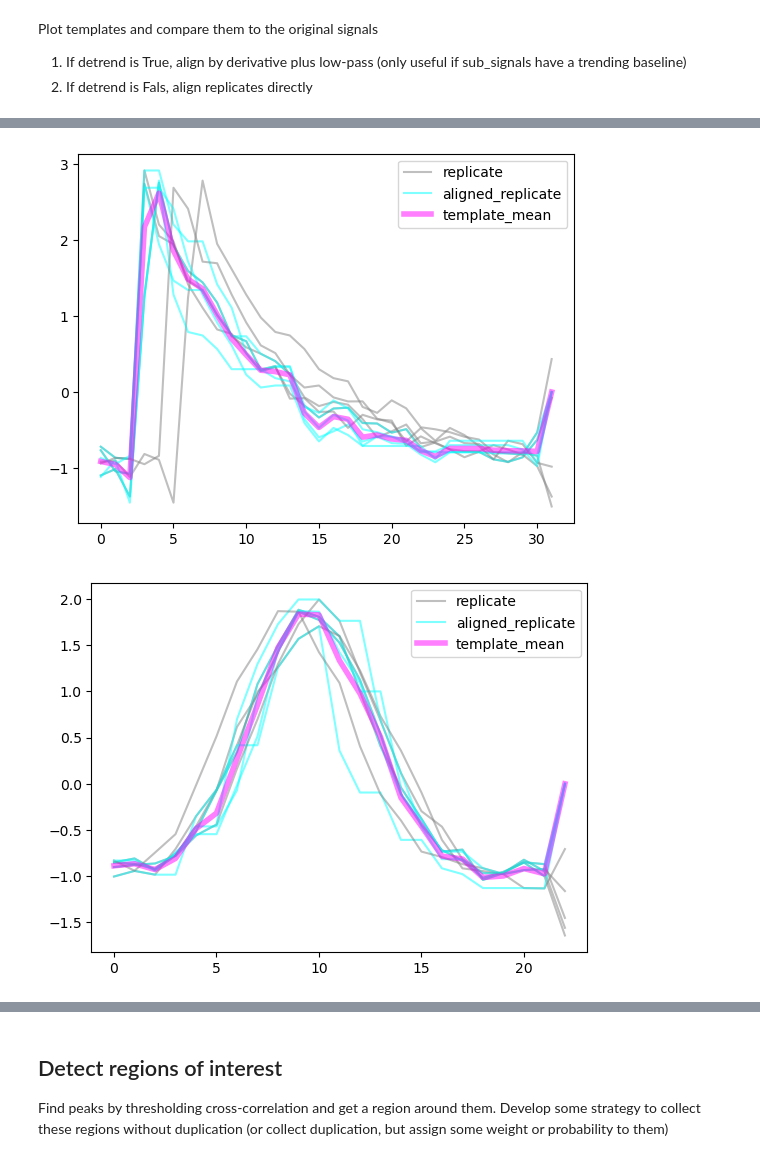
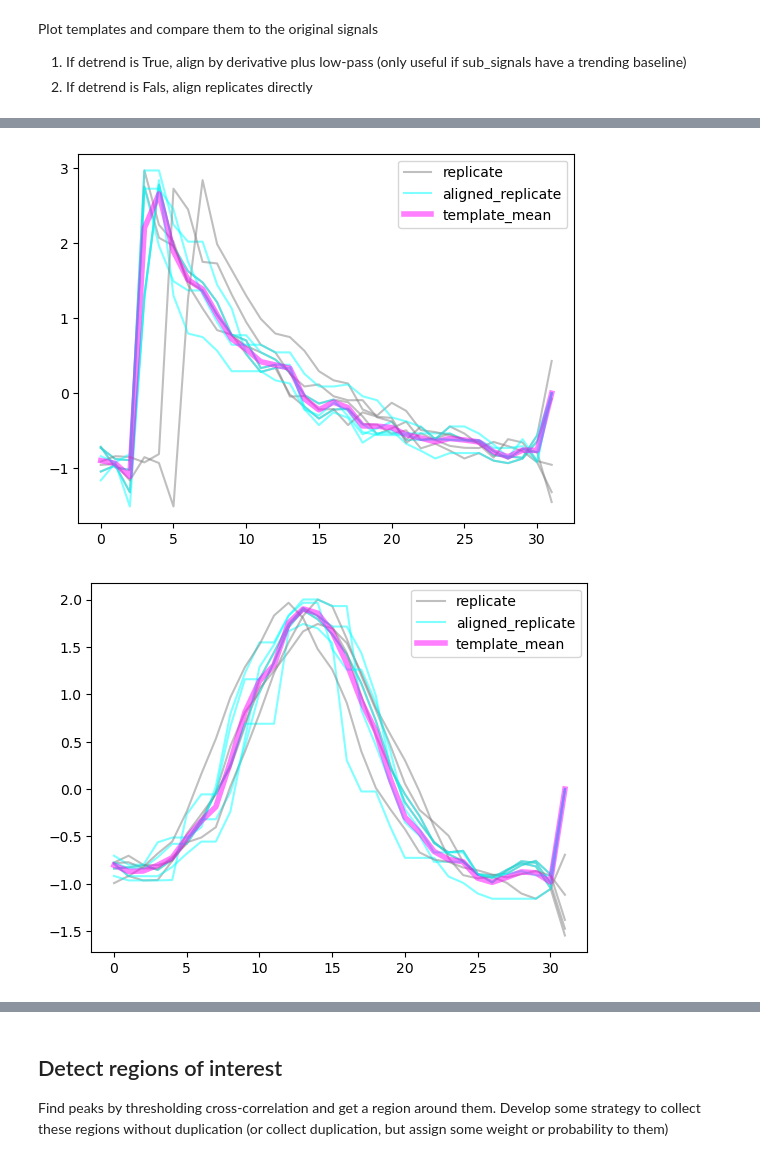
Before and after one commit to zoccoler/napari-signal-classifier, a Jupyter notebook: notebooks/WIP_sub_signal_classification_step_by_step.ipynb, the cells around one changed output, grey strips where cells are left out. Saved outputs shown, nothing was run; the diff lists cells and outputs as text; code cells hidden in the pictures.

```diff
--- a/notebooks/WIP_sub_signal_classification_step_by_step.ipynb
+++ b/notebooks/WIP_sub_signal_classification_step_by_step.ipynb
@@ -432,6 +524,6 @@ sub_signal_collection = extract_sub_signals_by_annotations_from_arrays(data, ann
 # %%
-sub_signal_collection = extract_sub_signals_by_annotations(table_training, 'mean_intensity', 'label', 'Annotations', 'frame')
-sub_signal_collection
+sub_signal_collection_train = extract_sub_signals_by_annotations(table_training, 'mean_intensity', 'label', 'Annotations', 'frame')
+sub_signal_collection_train
 # %% [output]
 <SubSignalCollection signal categories=[1, 2, 3], number of signals=17>
 # %% [markdown]
@@ -464,0 +533,3 @@ sub_signal_collection.sub_signals
+# %%
+n_samples = max(sub_signal_collection_train.max_length_per_category.values())
+n_samples
@@ -475,12 +550,13 @@ def interpolate_samples(signal, n_samples):
 # %%
 table_training_resampled = pd.DataFrame([])
-for i, sub_signal in enumerate(sub_signal_collection.sub_signals):
-    sub_table = pd.DataFrame(interpolate_samples(sub_signal.data, sub_signal_collection.max_length_per_category[sub_signal.category]), columns=['mean_intensity_interpolated'])
+for i, sub_signal in enumerate(sub_signal_collection_train.sub_signals):
+    sub_table = pd.DataFrame(sub_signal.interpolate_samples(n_samples), columns=['mean_intensity_interpolated'])
+    # sub_table = pd.DataFrame(interpolate_samples(sub_signal.data, sub_signal_collection.max_length_per_category[sub_signal.category]), columns=['mean_intensity_interpolated'])
     sub_table['sub_label'] = i + 1
     sub_table['original_label'] = sub_signal.label
     sub_table['original_start_frame'] = sub_signal.start_frame
     sub_table['original_end_frame'] = sub_signal.end_frame
-    sub_table['frame_resampled'] = np.linspace(sub_signal.start_frame, sub_signal.end_frame, sub_signal_collection.max_length_per_category[sub_signal.category])
+    sub_table['frame_resampled'] = np.linspace(sub_signal.start_frame, sub_signal.end_frame, n_samples)
     sub_table['category'] = sub_signal.category
 
     table_training_resampled = pd.concat([table_training_resampled, sub_table], axis=0)
@@ -636,6 +712,7 @@ def generate_templates_by_category(sub_signal_collection, plot_results=False, de
     templates_by_category = {}
     current_category = None
     sub_signals_with_current_category = []
+    n_samples = max(sub_signal_collection.max_length_per_category.values())
 
     # Process each signal segment
     for sub_signal in sub_signal_collection.sub_signals:
@@ -650,8 +727,8 @@ def generate_templates_by_category(sub_signal_collection, plot_results=False, de
             current_category = sub_signal.category
 
         # Normalize and resample the current segment
-        target_length = sub_signal_collection.max_length_per_category[current_category]
-        resampled_norm_data = interpolate_samples(normalize(sub_signal.data, method='zscore'), target_length)
+        # target_length = sub_signal_collection.max_length_per_category[current_category]
+        resampled_norm_data = normalize(sub_signal.interpolate_samples(n_samples), method='zscore')
         sub_signals_with_current_category.append(resampled_norm_data)
 
     # Process the last category
@@ -676,5 +753,5 @@ Plot templates and compare them to the original signals
 1. If detrend is True, align by derivative plus low-pass (only useful if sub_signals have a trending baseline)
 2. If detrend is Fals, align replicates directly
 # %%
-sub_signal_templates = generate_templates_by_category(sub_signal_collection, plot_results=True, detrend=True, smooth=0.45)
+sub_signal_templates = generate_templates_by_category(sub_signal_collection_train, plot_results=True, detrend=True, smooth=0.45)
 # %% [output]
@@ -682,3 +759,3 @@ sub_signal_templates = generate_templates_by_category(sub_signal_collection, plo
-[figure, old version]
+[figure, new version]
-[figure, old version]
+[figure, new version]
 # %%
```
Also changed, not shown: parts of 35 cells of this notebook.
